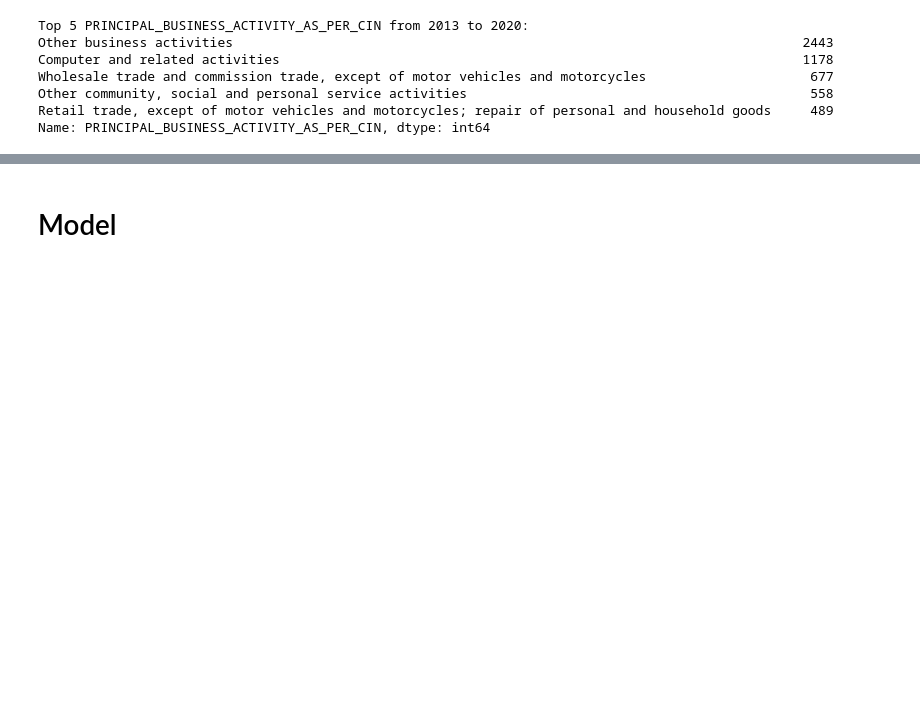
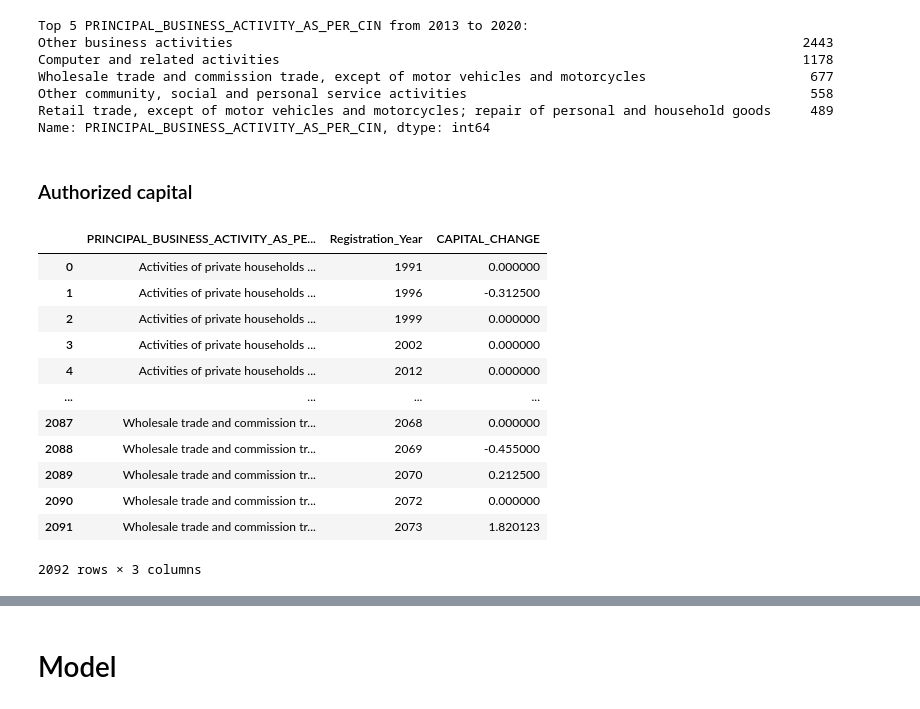
Before and after one commit to Soumiksb06/Statewise-business-comparison-and-forecast, a Jupyter notebook: PB_Companies.ipynb, the cells around one changed output, grey strips where cells are left out. Drawn from its saved outputs; the diff is of its cells as text; code cells hidden in the pictures; blank space fills up the shorter version.

```diff
--- a/PB_Companies.ipynb
+++ b/PB_Companies.ipynb
@@ -180,3 +179,5 @@ Wholesale trade and commission trade, except of motor vehicles and motorcycles
 Other community, social and personal service activities                                            558
 Retail trade, except of motor vehicles and motorcycles; repair of personal and household goods     489
 Name: PRINCIPAL_BUSINESS_ACTIVITY_AS_PER_CIN, dtype: int64
+# %% [markdown]
+### Authorized capital
@@ -182,0 +191,28 @@ Name: PRINCIPAL_BUSINESS_ACTIVITY_AS_PER_CIN, dtype: int64
+# %%
+#Trend analysis of Authorized capital
+# Ensure the DataFrame is sorted by the time column
+df = df.sort_values(by='Registration_Year')
+
+# Calculate the percentage change in authorized capital for each activity over time
+df['CAPITAL_CHANGE'] = df.groupby(['PRINCIPAL_BUSINESS_ACTIVITY_AS_PER_CIN', 'Registration_Year'])['AUTHORIZED_CAP'].pct_change().fillna(0)
+
+# Group by 'PRINCIPAL_BUSINESS_ACTIVITY_AS_PER_CIN' and calculate the mean of 'CAPITAL_CHANGE'
+activity_trend_df = df.groupby(['PRINCIPAL_BUSINESS_ACTIVITY_AS_PER_CIN','Registration_Year'])['CAPITAL_CHANGE'].mean().reset_index()
+
+# Print the new DataFrame with the trend analysis
+activity_trend_df2= activity_trend_df.interpolate()
+activity_trend_df2
+# %% [output]
+|  | PRINCIPAL_BUSINESS_ACTIVITY_AS_PE... | Registration_Year | CAPITAL_CHANGE |
+| 0 | Activities of private households ... | 1991 | 0.000000 |
+| 1 | Activities of private households ... | 1996 | -0.312500 |
+| 2 | Activities of private households ... | 1999 | 0.000000 |
+| 3 | Activities of private households ... | 2002 | 0.000000 |
+| 4 | Activities of private households ... | 2012 | 0.000000 |
+| ... | ... | ... | ... |
+| 2087 | Wholesale trade and commission tr... | 2068 | 0.000000 |
+| 2088 | Wholesale trade and commission tr... | 2069 | -0.455000 |
+| 2089 | Wholesale trade and commission tr... | 2070 | 0.212500 |
+| 2090 | Wholesale trade and commission tr... | 2072 | 0.000000 |
+| 2091 | Wholesale trade and commission tr... | 2073 | 1.820123 |
+2092 rows × 3 columns
```
Also changed, not shown: parts of 9 cells of this notebook.
